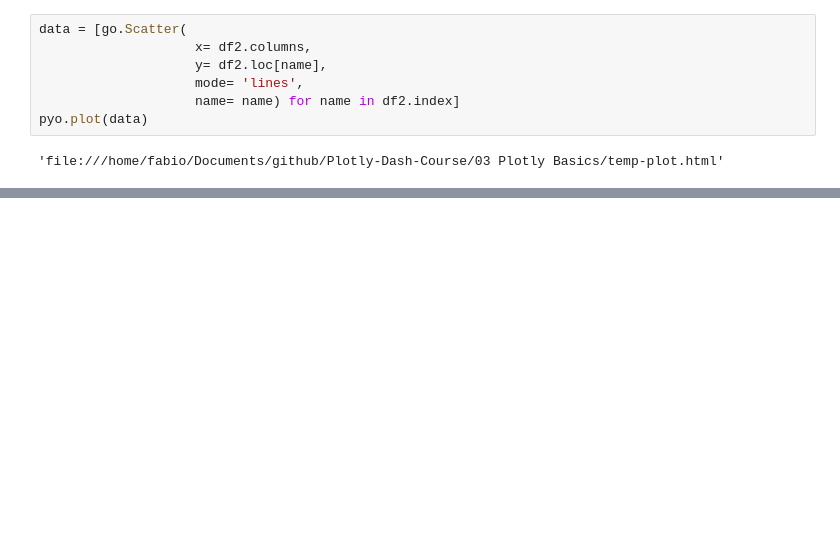
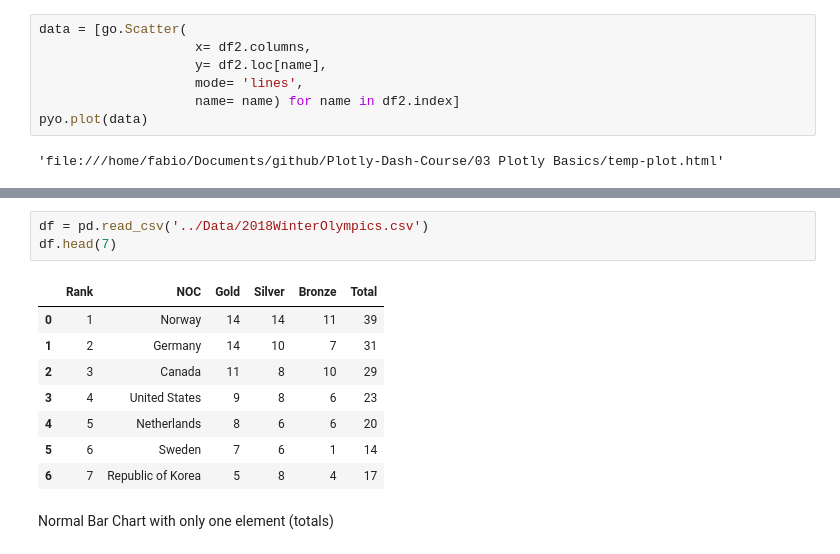
Before and after one commit to fabiodemo/Plotly-Dash-Course, a Jupyter notebook: 03 Plotly Basics/Plotly.ipynb, the cells around one changed output, grey strips where cells are left out. Saved outputs shown, nothing was run; the diff lists cells and outputs as text; blank space fills up the shorter version.

Commit message:
Bar Chart and some updates

```diff
--- a/03 Plotly Basics/Plotly.ipynb
+++ b/03 Plotly Basics/Plotly.ipynb
@@ -109,0 +180,14 @@ pyo.plot(data)
+# %%
+df = pd.read_csv('../Data/2018WinterOlympics.csv')
+df.head(7)
+# %% [output]
+|  | Rank | NOC | Gold | Silver | Bronze | Total |
+| 0 | 1 | Norway | 14 | 14 | 11 | 39 |
+| 1 | 2 | Germany | 14 | 10 | 7 | 31 |
+| 2 | 3 | Canada | 11 | 8 | 10 | 29 |
+| 3 | 4 | United States | 9 | 8 | 6 | 23 |
+| 4 | 5 | Netherlands | 8 | 6 | 6 | 20 |
+| 5 | 6 | Sweden | 7 | 6 | 1 | 14 |
+| 6 | 7 | Republic of Korea | 5 | 8 | 4 | 17 |
+# %% [markdown]
+Normal Bar Chart with only one element (totals)
```
Also changed, not shown: parts of 12 cells of this notebook, 6 other files.
